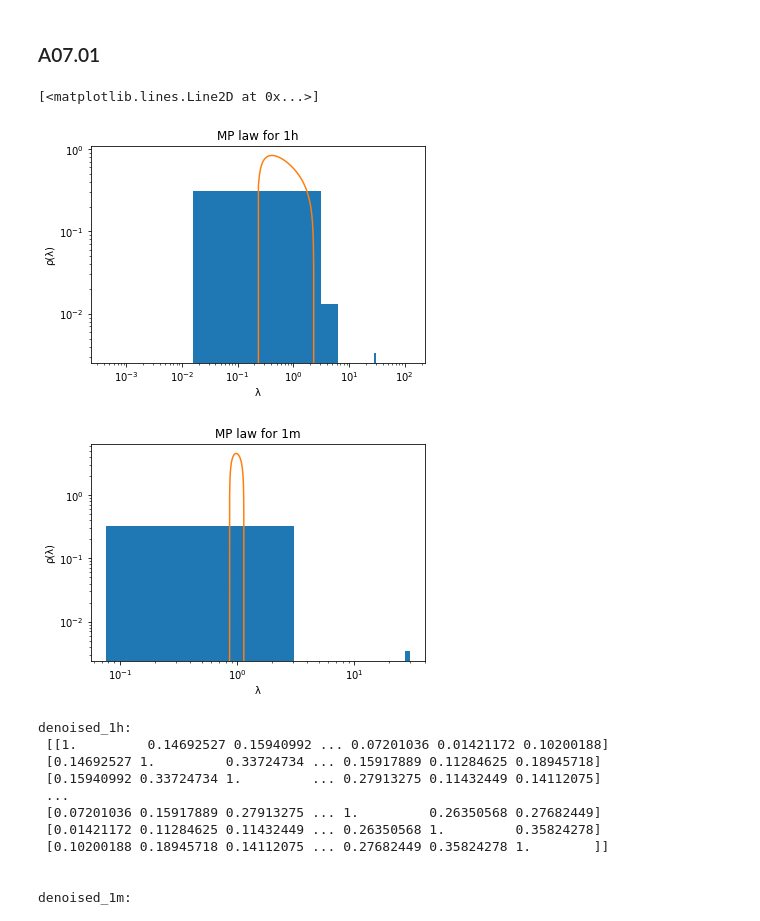
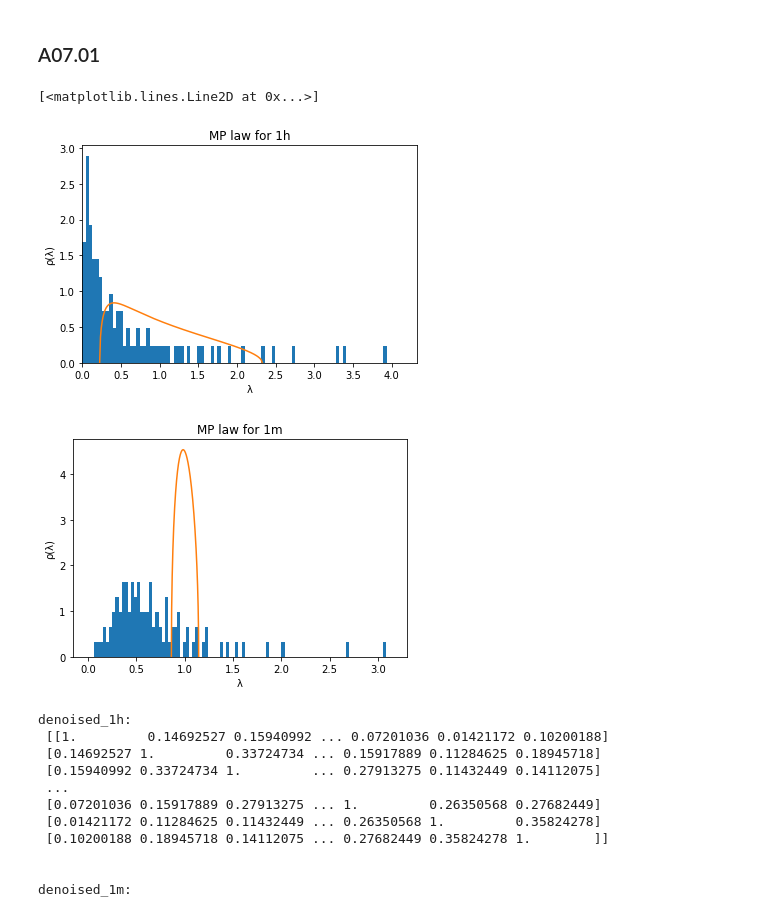
Before and after one commit to JunTu-XD/NetSci, a Jupyter notebook: assignment_7/Tu_Jun_EX07.ipynb, the cells around one changed output. Saved outputs shown, nothing was run; the diff lists cells and outputs as text; code cells hidden in the pictures.

Commit message:
fix hist bins

```diff
--- a/assignment_7/Tu_Jun_EX07.ipynb
+++ b/assignment_7/Tu_Jun_EX07.ipynb
@@ -54,42 +54,38 @@ def replace_noise(eigvals, norm_noise, noise_index):
 eigval_1h, eigvec_1h = np.linalg.eig(cormat_1h)
 eigval_1m, eigvec_1m = np.linalg.eig(cormat_1m)
 
 Q_1h = 3.6289
 Q_1m = 200.8969
 
 lambda_min_1h, lambda_max_1h = lambda_min_max(Q_1h)
 lambda_min_1m, lambda_max_1m = lambda_min_max(Q_1m)
 
 x_1h = np.arange(lambda_min_1h, lambda_max_1h, (lambda_max_1h - lambda_min_1h)/200)
 x_1m = np.arange(lambda_min_1m, lambda_max_1m, (lambda_max_1m - lambda_min_1m)/200)
 x_1h = np.append(x_1h, lambda_max_1h)
 x_1m = np.append(x_1m, lambda_max_1m)
 
 y_1h = [marcenko_pastur(Q_1h, x) for x in x_1h]
 y_1m = [marcenko_pastur(Q_1m, x) for x in x_1m]
 
 new_figure()
 plt.xlabel('\u03BB')
 plt.ylabel('\u03C1(\u03BB)')
 plt.title('MP law for 1h')
-plt.xscale("log")
-plt.yscale("log")
-plt.xlim([np.log(10**0.0001), np.log(10**(lambda_max_1h + 100)) ])
-plt.hist(eigval_1h, density = True)
+plt.xlim([0, lambda_max_1h + 2])
+plt.hist(eigval_1h, bins=np.linspace(0.0, lambda_max_1h + 2, num=100), density = True)
 plt.plot(x_1h, y_1h)
 
 new_figure()
 plt.xlabel('\u03BB')
 plt.ylabel('\u03C1(\u03BB)')
-plt.xscale("log")
-plt.yscale("log")
 plt.title('MP law for 1m')
-plt.hist(eigval_1m, density = True)
+plt.hist(eigval_1m, bins=np.linspace(0.0, lambda_max_1m + 2, num=100), density = True)
 plt.plot(x_1m, y_1m)
 # %% [output]
 [<matplotlib.lines.Line2D at 0x...>]
-[figure, old version]
+[figure, new version]
-[figure, old version]
+[figure, new version]
 # %%
 noise_1h = []
 noise_1m = []
```
Also changed, not shown: parts of 2 cells of this notebook.
